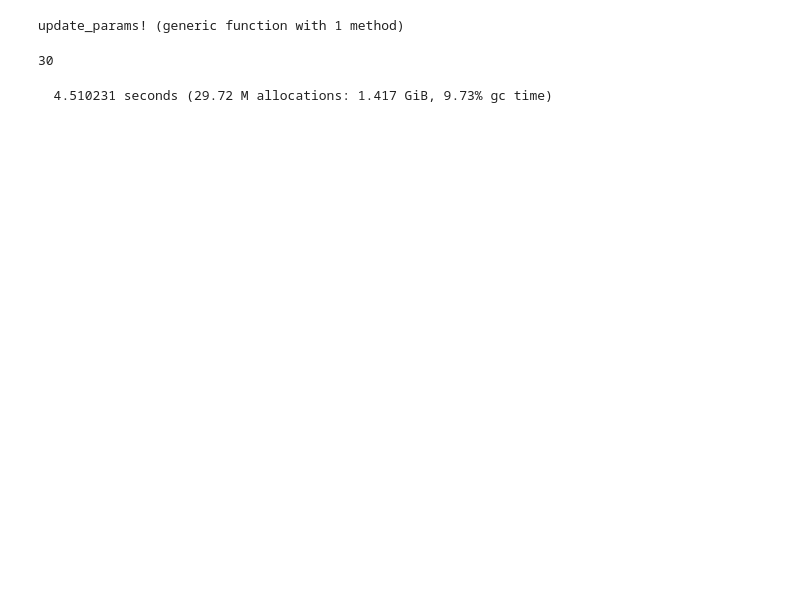
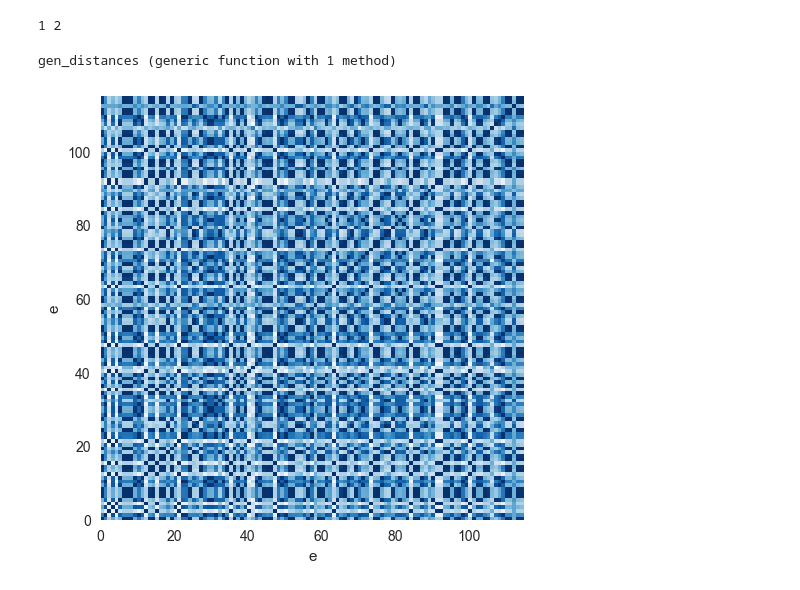
Before and after one commit to hamzaelsaawy/chmms, a Jupyter notebook: ngsim_em.ipynb, the cells around one changed output. Cells and saved outputs as stored; diff of their text form; code cells hidden in the pictures; blank space fills up the shorter version.

```diff
--- a/ngsim_em.ipynb
+++ b/ngsim_em.ipynb
@@ -27,24 +27,19 @@ fs = [
-# %%
-include("src\\em.jl")
-# %% [output]
-update_params! (generic function with 1 method)
-# %%
-NUM_ITERS = 30
-# %% [output]
-30
-# %%
-@time for _ in 1:NUM_ITERS
-    forward_backward_pass!(hmm, hmm_data)
-    state_probs!(hmm, hmm_data)
-    update_params!(hmm, hmm_data)
-
-    # hack in convergence with differnce in A
-    δ = sum(abs, old_A .- hmm.A)
-    (δ ≤ 0.001) && break
-    old_A = hmm.A
-end
-# %% [output]
-  4.510231 seconds (29.72 M allocations: 1.417 GiB, 9.73% gc time)
+# %%
+@time run_em!(hmm, hmm_data, iters=50, verbose=true)
+# %% [output]
+1 2
+# %%
+As = gen_projections(hmm, hmm_data)
+D = gen_distances(As, hmm.K, hmm_data.E_max)
+# %% [output]
+gen_distances (generic function with 1 method)
+# %%
+pcolor(D, cmap=PyPlot.PyPlot.cm_get_cmap("Blues"))
+xlabel("e")
+ylabel("e")
+gca()[:set_aspect]("equal")
+# %% [output]
+[figure, added]
 # %%
 pcolor(reshape(hmm.π0, (1, hmm.K)), cmap=PyPlot.PyPlot.cm_get_cmap("Blues"))
 xlabel(L"k_1")
```
Also changed, not shown: parts of 9 cells of this notebook, 3 other files.
